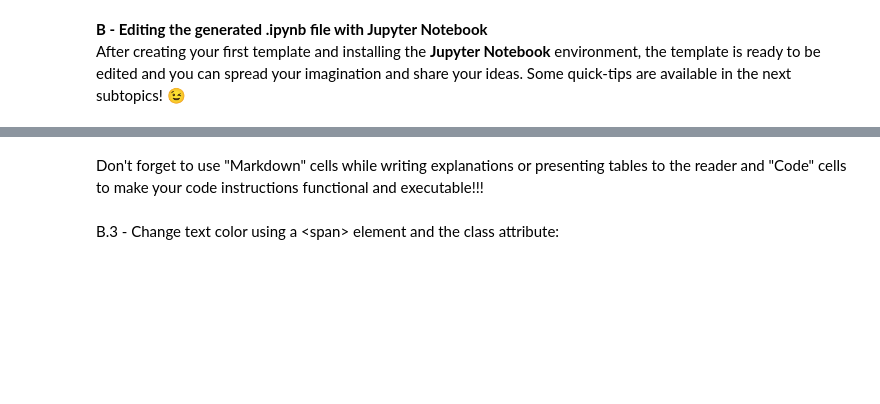
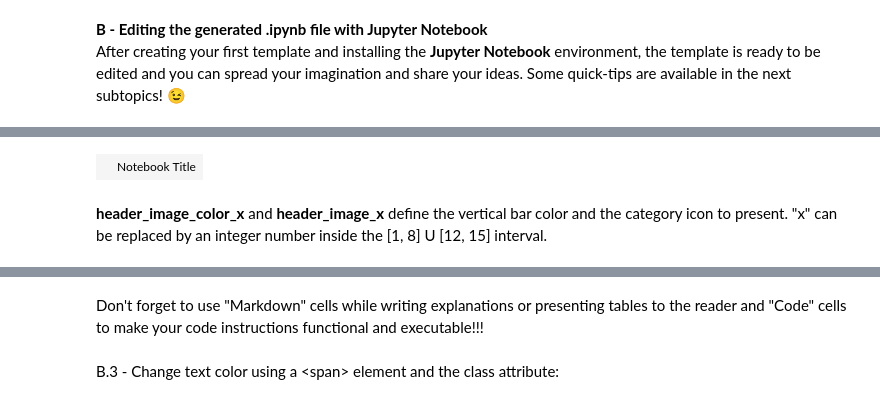
Before and after one commit to pluxbiosignals/biosignalsnotebooks, a Jupyter notebook: biosignalsnotebooks_notebooks/Categories/Other/quick_start_guide.ipynb, the cells around one changed output, grey strips where cells are left out. Saved outputs shown, nothing was run; the diff lists cells and outputs as text; code cells hidden in the pictures; blank space fills up the shorter version.

```diff
--- a/biosignalsnotebooks_notebooks/Categories/Other/quick_start_guide.ipynb
+++ b/biosignalsnotebooks_notebooks/Categories/Other/quick_start_guide.ipynb
@@ -137,4 +135,17 @@ To get a little bit deep into this interesting environment, a Notebook dedicated
 <img src="../../images/other/quick_start_guide/video2.gif">
+# %%
+%%html
+<table width="100%">
+    <tr>
+        <td id="image_td" width="15%" class="header_image_color_x"><div id="image_img"
+        class="header_image_x"></div></td>
+        <td class="header_text"> Notebook Title </td>
+    </tr>
+</table>
+# %% [output]
+|  | Notebook Title |
+# %% [markdown]
+<strong><span class="color2">header_image_color_x</span></strong> and <strong><span class="color7">header_image_x</span></strong> define the vertical bar color and the category icon to present. "x" can be replaced by an integer number inside the [1, 8] U [12, 15] interval.
 # %% [markdown]
 <p class="steps">B.2 - Change the cell Type </p>
 <strong><span class="color13">Jupyter Notebook</span></strong> is very powerful and intuitive because you can combine styled text using HTML tags and compilable code instructions.
```
Also changed, not shown: parts of 6 cells of this notebook, 28 other files.
